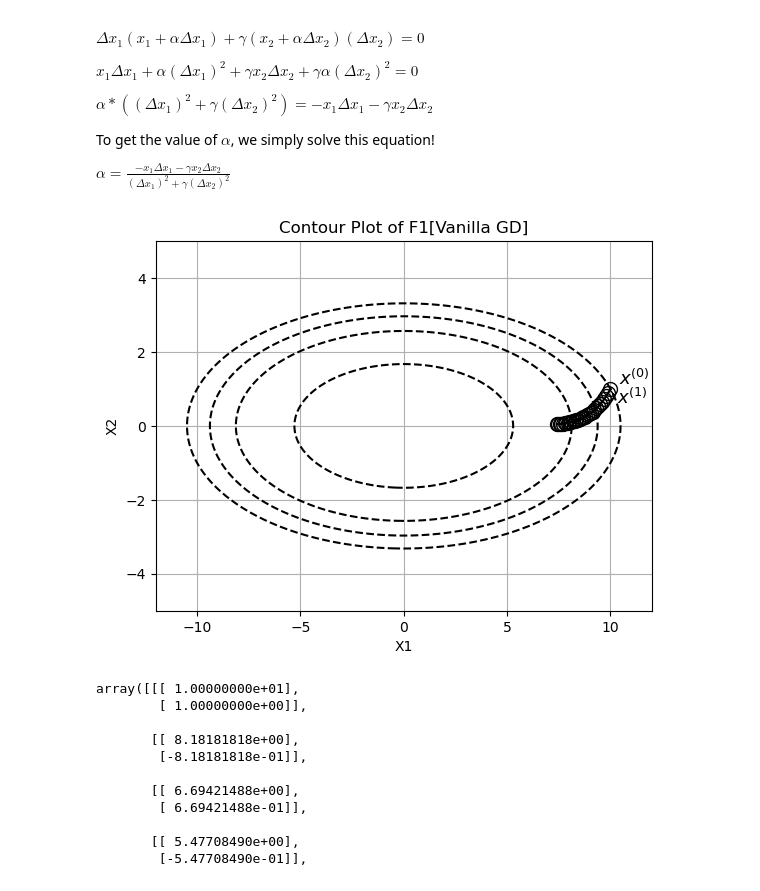
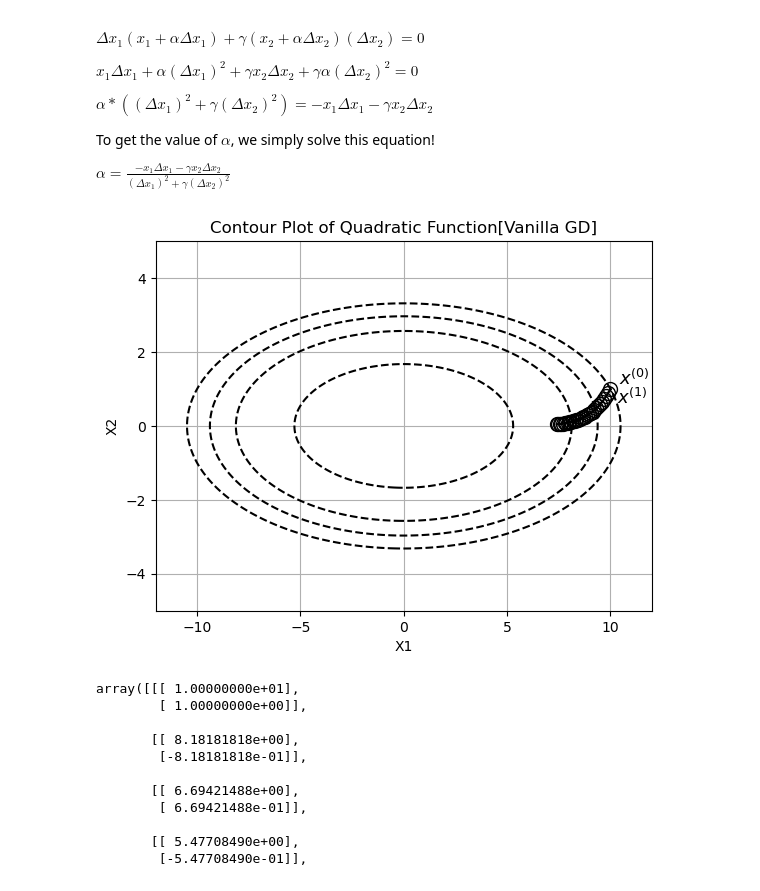
Before and after one commit to Ravi-Raghavan/ConvexOptimization, a Jupyter notebook: Homework #4 - Part 2.ipynb, the cells around one changed output. Cells and saved outputs as stored; diff of their text form; code cells hidden in the pictures.

```diff
--- a/Homework #4 - Part 2.ipynb
+++ b/Homework #4 - Part 2.ipynb
@@ -214,35 +214,35 @@ X1, X2 = np.meshgrid(x1, x2)
 #gamma: function input
 def f1_plot(x1, x2, gamma = 10):
     return 0.5 * ((x1 ** 2) + (gamma * (x2 ** 2)))
 
 #given points on the contour grid, get function values
 F = f1_plot(X1, X2)
 
 #set figure size
 plt.figure(figsize = (6.4, 4.8))
 
 #plot f1 vanilla GD iterates
 for point in f1_vanilla_gd_iterates:
     plt.plot(point[0, 0], point[1, 0], 'o', markersize=10, color='black', markerfacecolor='none')
 
 #label x^(0) and x^(1)
 offset = 0.4
 plt.text(f1_vanilla_gd_iterates[0][0, 0] + offset, f1_vanilla_gd_iterates[0][1, 0], r'$x^{(0)}$', fontsize=13, color='black', va='bottom', ha='left')
 plt.text(f1_vanilla_gd_iterates[1][0, 0] + offset, f1_vanilla_gd_iterates[1][1, 0] - offset, r'$x^{(1)}$', fontsize=13, color='black', va='bottom', ha='left')
 
 #Connect iterates via a line
 for i in range(len(f1_vanilla_gd_iterates)-1):
     plt.plot([f1_vanilla_gd_iterates[i][0, 0], f1_vanilla_gd_iterates[i+1][0, 0]], [f1_vanilla_gd_iterates[i][1, 0], f1_vanilla_gd_iterates[i+1][1, 0]], color='black', linestyle='-')
 
 #Plot contour lines
 plt.contour(X1, X2, F, levels = [14, 33, 44, 55], colors='black', linestyles='dashed')
 plt.xlabel('X1')
 plt.ylabel('X2')
-plt.title('Contour Plot of F1[Vanilla GD]')
+plt.title('Contour Plot of Quadratic Function[Vanilla GD]')
 plt.grid(True)
 plt.show()
 # %% [output]
-[figure, old version]
+[figure, new version]
 # %%
 #run gradient descent, with exact line search, for f1(i.e. the quadratic function)
 f1_exact_line_search_iterates, f1_exact_line_search_function_values = exact_line_search_gradient_descent(f1, f1_gradient, f1_exact_line_search, x0, 30, 1e-4)
```
Also changed, not shown: parts of 9 cells of this notebook.
